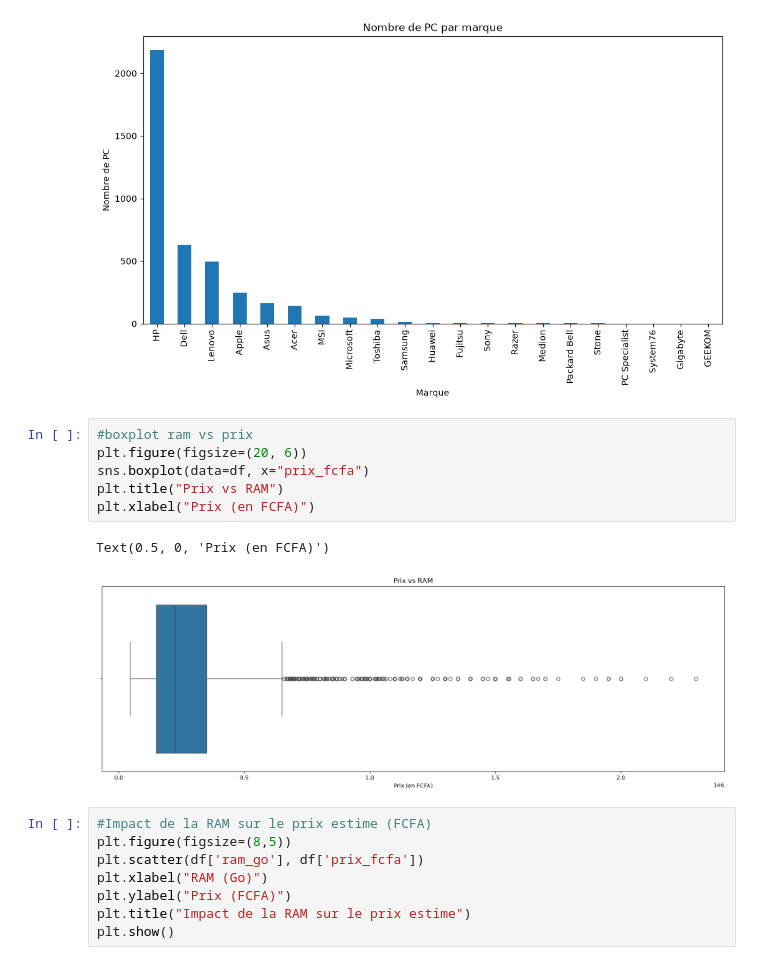
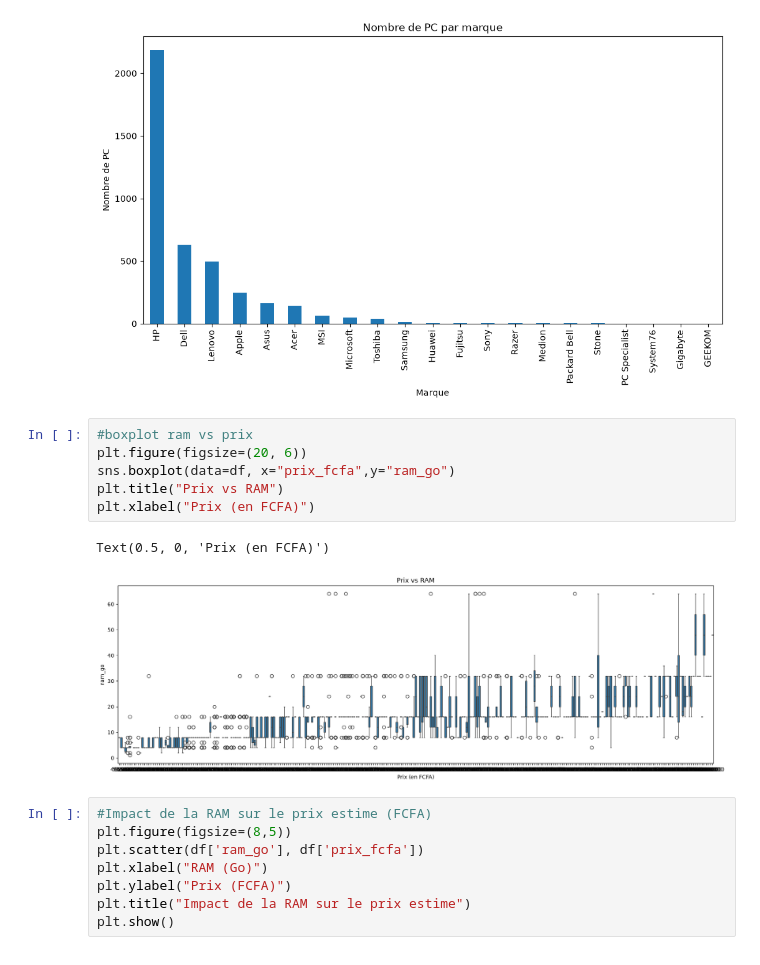
Before and after one commit to Calebagbakou/Projet_Estmation_Prix_PC, a Jupyter notebook: Laptop_Price_Estimation.ipynb, the cells around one changed output. Cells and saved outputs as stored; diff of their text form.

```diff
--- a/Laptop_Price_Estimation.ipynb
+++ b/Laptop_Price_Estimation.ipynb
@@ -185,12 +132,12 @@ plt.show()
 # %%
 #boxplot ram vs prix
 plt.figure(figsize=(20, 6))
-sns.boxplot(data=df, x="prix_fcfa")
+sns.boxplot(data=df, x="prix_fcfa",y="ram_go")
 plt.title("Prix vs RAM")
 plt.xlabel("Prix (en FCFA)")
 # %% [output]
 Text(0.5, 0, 'Prix (en FCFA)')
-[figure, old version]
+[figure, new version]
 # %%
 #Impact de la RAM sur le prix estime (FCFA)
 plt.figure(figsize=(8,5))
```
Also changed, not shown: parts of 16 cells of this notebook, 5 other files.
